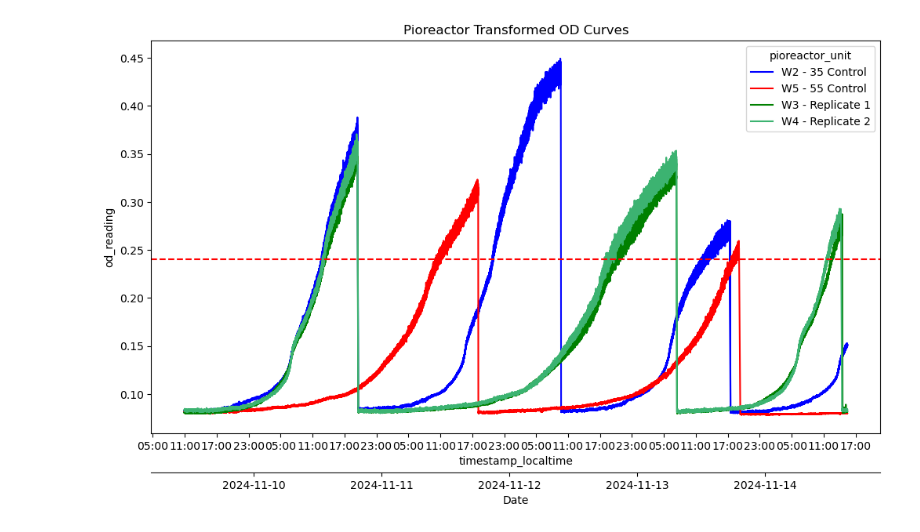
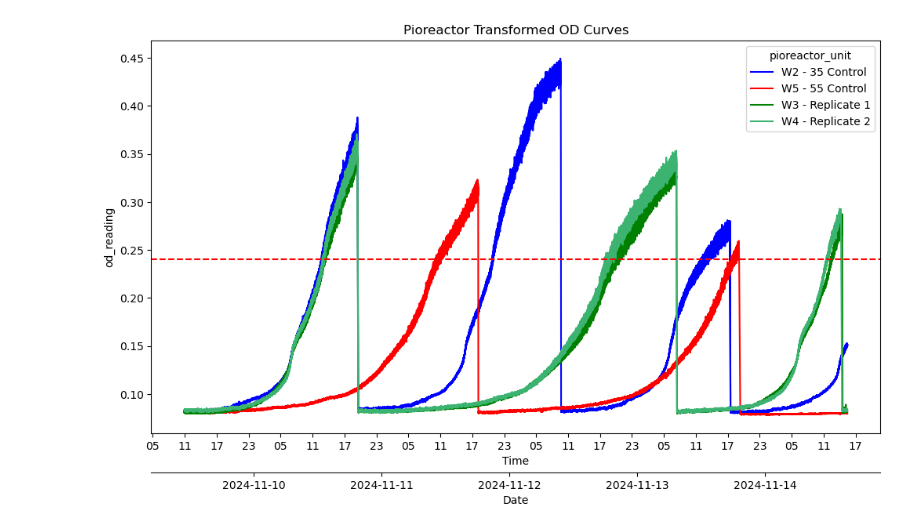
Before and after one commit to JacksonPageroth/pio-bacterial-memory, a Jupyter notebook: pio_subculture.ipynb, the cells around one changed output. Cells and saved outputs as stored; diff of their text form; code cells hidden in the pictures.

```diff
--- a/pio_subculture.ipynb
+++ b/pio_subculture.ipynb
@@ -63,35 +63,36 @@ df = df.with_columns(pl.col("od_reading") * a + b)
 
 # Convert 'timestamp_localtime' to datetime format
 df = df.with_columns(pl.col("timestamp_localtime").str.strptime(pl.Datetime, "%Y-%m-%d %H:%M:%S"))
 
 # Filter out artifacts
 df = df.filter(pl.col("timestamp_localtime") >= pl.col("timestamp_localtime").min().dt.offset_by("5m"))
 df= df.with_columns((pl.col("timestamp_localtime").sub(pl.col("timestamp_localtime").first()).dt.total_seconds()/3600).alias("hours"))
 df = df.filter((pl.col("pioreactor_unit").eq("W5 - 55 Control") & pl.col("hours").ge(104.2) &  pl.col("hours").le(104.4)).not_())
 
 df = df.collect()
 
 # Plotting the growth curves using the new 'Transformed OD' column
 hue_order = ["W2 - 35 Control", "W5 - 55 Control", "W3 - Replicate 1", "W4 - Replicate 2"]
 
 f, ax = plt.subplots(figsize=(12, 6.5))
 sns.lineplot(x="timestamp_localtime", y="od_reading", hue="pioreactor_unit", hue_order=hue_order,
              markersize=8, sizes=(1, 8), data=df.to_pandas(), ax=ax, palette=["blue", "red", "green", "mediumseagreen"])
 ax.xaxis.set_major_formatter(mdates.DateFormatter("%m/%d %H:%M"))
 plt.axhline(y=threshold_od, color='r', linestyle='--')
 # Set major ticks to every 6 hours
 ax.xaxis.set_major_locator(mdates.HourLocator(interval=6))
-ax.xaxis.set_major_formatter(mdates.DateFormatter("%H:%M"))
+ax.xaxis.set_major_formatter(mdates.DateFormatter("%H"))
+ax.set_xlabel("Time")
 
 # Create a secondary x-axis for date display
 secax = ax.secondary_xaxis(-0.1)
 secax.xaxis.set_major_locator(mdates.DayLocator())
 secax.xaxis.set_major_formatter(mdates.DateFormatter("%Y-%m-%d"))
 secax.set_xlabel("Date")
 ax.set_title('Pioreactor Transformed OD Curves')
 plt.show()
 # %% [output]
-[figure, old version]
+[figure, new version]
 # %%
 # Condition for incrementing 'step'
 step_cond = (pl.col("od_reading").shift(1) > threshold_od) & (pl.col("od_reading") < blank_threshold_od)
```
Also changed, not shown: parts of 5 cells of this notebook.
